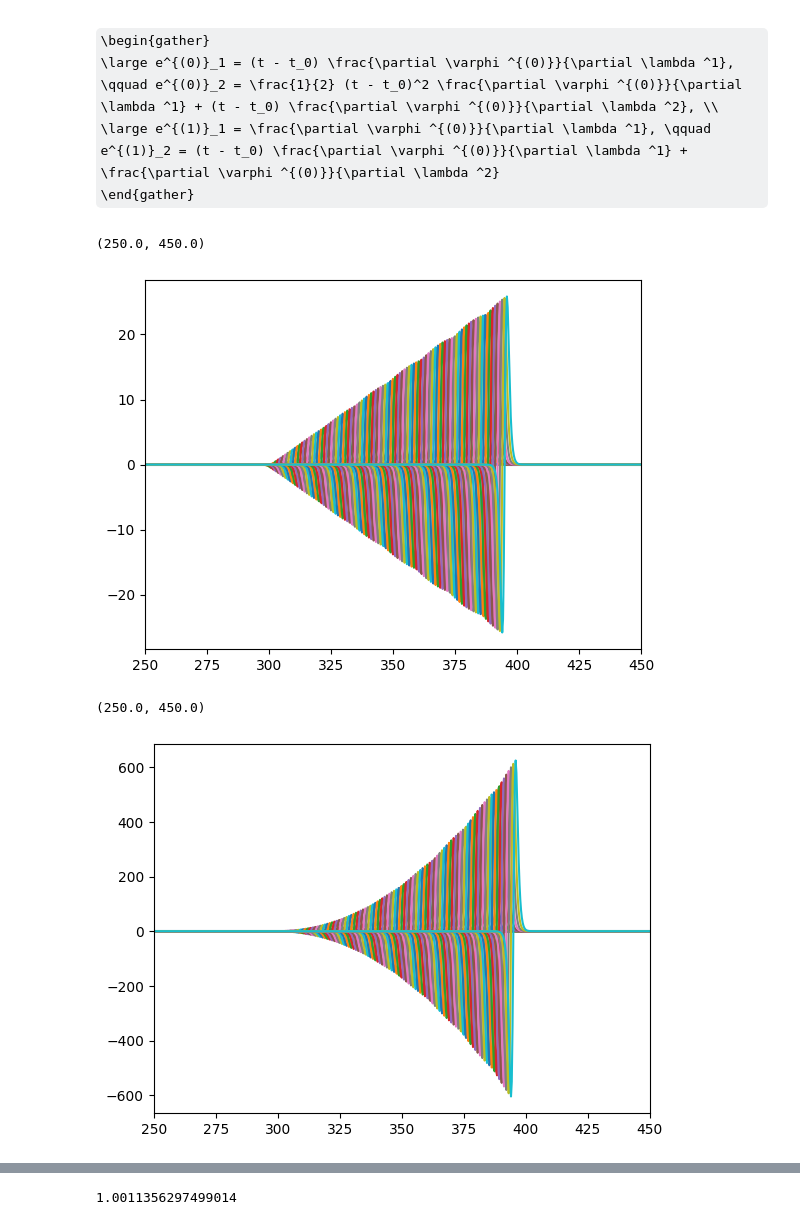
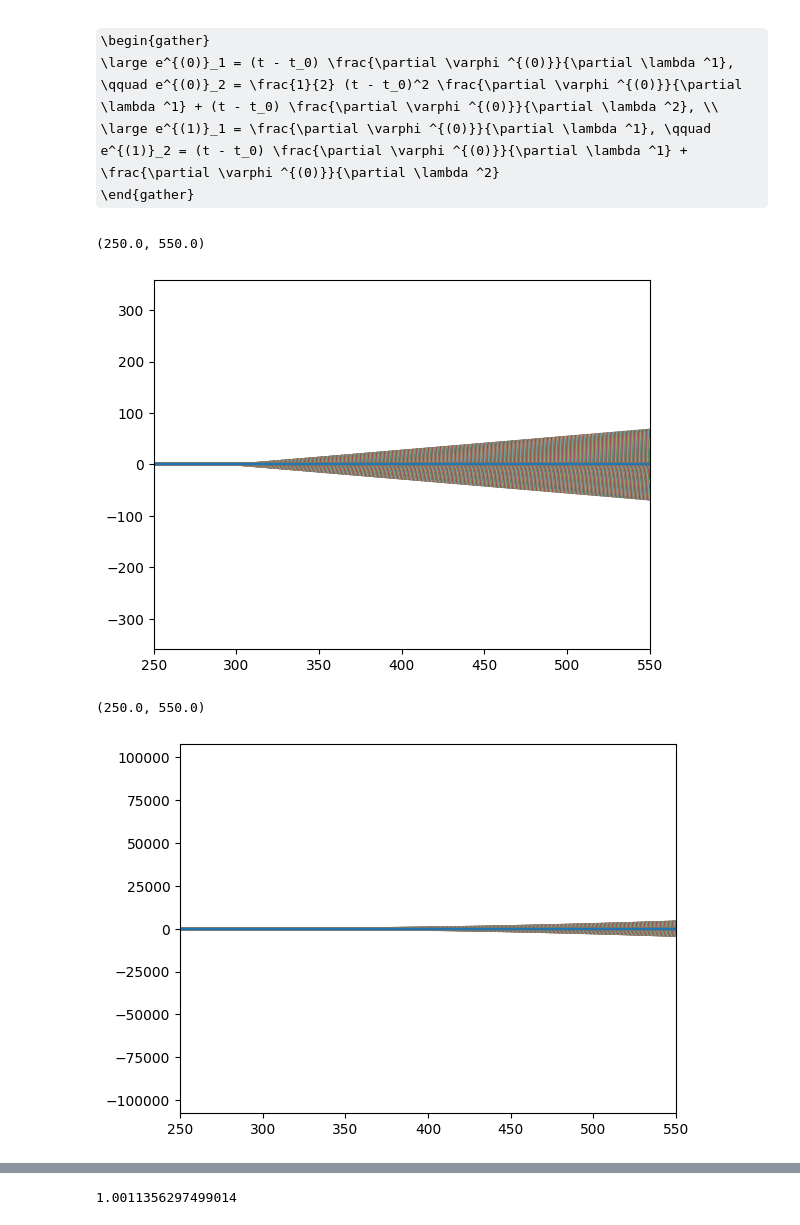
Before and after one commit to dszv/KdVB, a Jupyter notebook: nrg.ipynb, the cells around one changed output, grey strips where cells are left out. Drawn from its saved outputs; the diff is of its cells as text; code cells hidden in the pictures; some formulas as TeX source.

```diff
--- a/nrg.ipynb
+++ b/nrg.ipynb
@@ -96,8 +83,7 @@ def u(t, x):
 def soliton(t, x):
     return (v/2) * np.cosh(u(t, x))**(-2)
 # %%
-# pl.plot(space, soliton(0, space))
-for i in range(10):
+for i in range(lt):
     pl.plot(space, soliton(time[i], space))
-pl.xlim(250.0, 325.0)
+pl.xlim(250.0, 1000.0)
 # %% [output]
@@ -118,7 +104,7 @@ def phi0_1(t, x):
 def phi0_2(t, x):
     return (1/2) * np.cosh(u(t, x))**(-2) * (1 - u(t, x) * np.tanh(u(t, x)))
 # %%
-for i in range(100):
+for i in range(lt):
     pl.plot(space, phi0_1(time[i], space))
-pl.xlim(250.0, 450.0)
+pl.xlim(250.0, 1000.0)
 # %% [output]
@@ -127,5 +113,5 @@ pl.xlim(250.0, 450.0)
 # %%
-for i in range(100):
+for i in range(lt):
     pl.plot(space, phi0_2(time[i], space))
-pl.xlim(250.0, 450.0)
+pl.xlim(250.0, 550.0)
 # %% [output]
@@ -149,17 +135,17 @@ def e1_1(ti):
 def e1_2(ti):
     return (time[ti] - t0) * phi0_1(time[ti], space) + phi0_2(time[ti], space)
 # %%
-for i in range(100):
+for i in range(lt):
     pl.plot(space, e0_1(i))
-pl.xlim(250.0, 450.0)
+pl.xlim(250.0, 550.0)
 # %% [output]
-(250.0, 450.0)
+(250.0, 550.0)
-[figure, old version]
+[figure, new version]
 # %%
-for i in range(100):
+for i in range(lt):
     pl.plot(space, e0_2(i))
-pl.xlim(250.0, 450.0)
+pl.xlim(250.0, 550.0)
 # %% [output]
-(250.0, 450.0)
+(250.0, 550.0)
-[figure, old version]
+[figure, new version]
 # %%
```
Also changed, not shown: parts of 31 cells of this notebook, 31 other files.
